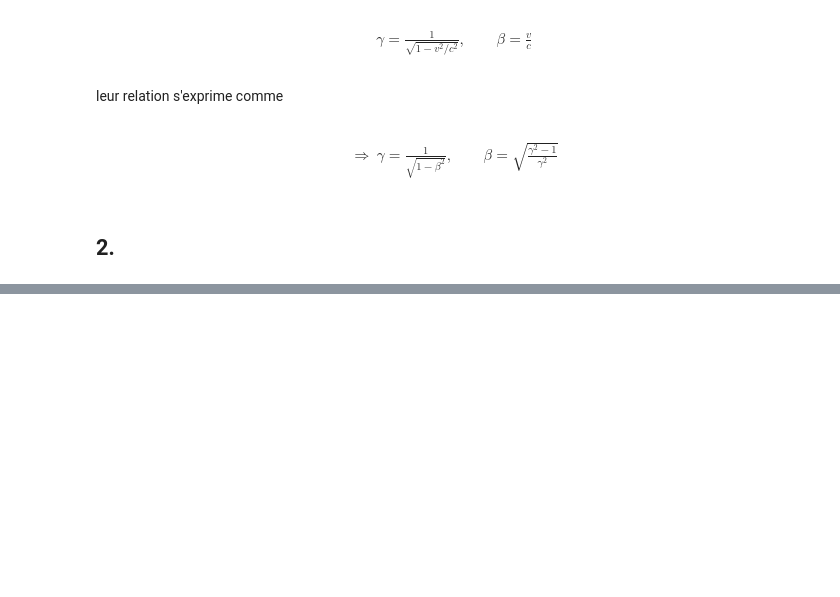
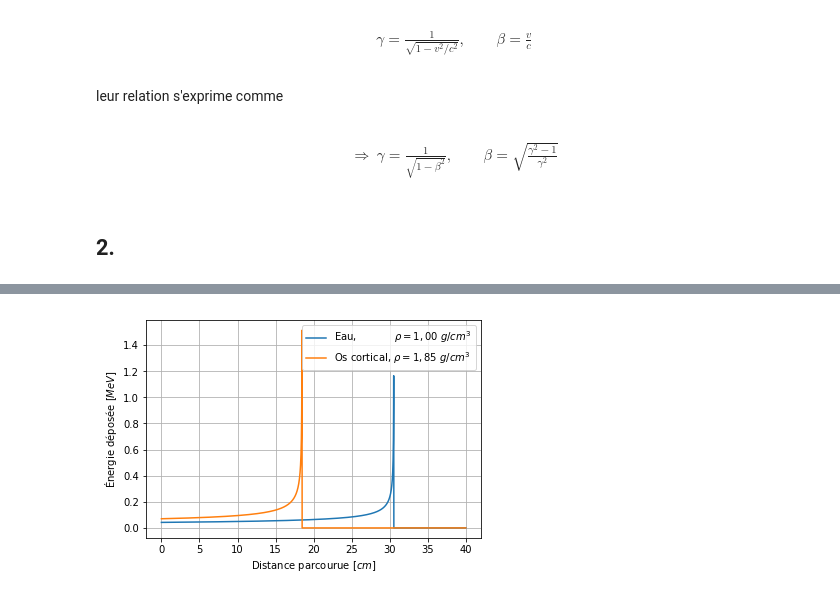
Before and after one commit to eliedl/Physique_numerique, a Jupyter notebook: TP1/TP1_Charles.ipynb, the cells around one changed output, grey strips where cells are left out. Saved outputs shown, nothing was run; the diff lists cells and outputs as text; code cells hidden in the pictures; blank space fills up the shorter version.

```diff
--- a/TP1/TP1_Charles.ipynb
+++ b/TP1/TP1_Charles.ipynb
@@ -148,0 +242,21 @@ $\frac{5.25478181043431 \cdot 10^{-27} c^{2} m_{e} n_{e} r_{e}^{2}}{T^{2} \rho \
+# %%
+
+Scol_eau = lambda energie_cinetique : Scol_subs(
+    densite              = 1,            #g/cm**3
+    excitation           = 75e-6,     #MeV
+    densite_electronique = 5/9*nombre_avogadro).subs(T, energie_cinetique)
+
+Scol_os_cortical = lambda energie_cinetique : Scol_subs(
+    densite              =  1.85,             #g/cm**3
+    excitation           = 106.4e-6, #MeV
+    densite_electronique = 0.96*nombre_avogadro).subs(T, energie_cinetique)
+
+Scol_eau = lambdify(T, Scol_eau(T))
+Scol_os_cortical = lambdify(T, Scol_os_cortical(T))
+
+xvalues = [i for i in np.arange(3,220+0.01,0.01)]
+eau_penet = [-Scol_eau(i)**(-2)*derivScol_eau(i) for i in xvalues]
+os_penet = [-Scol_os_cortical(i)**(-2)*derivScol_os_cortical(i) for i in xvalues]
+
+print("\epsilon eau : {}".format(1/12*((220-3)/131072)**2*(eau_penet[0] - eau_penet[-1])))
+print("\epsilon os : {}".format(1/12*((220-3)/131072)**2*(os_penet[0] - os_penet[-1])))
@@ -148,0 +290,26 @@ $\frac{5.25478181043431 \cdot 10^{-27} c^{2} m_{e} n_{e} r_{e}^{2}}{T^{2} \rho \
+# %%
+ds = 0.01
+s_mat =[i for i in np.arange(0, 40, ds)]
+
+def depot_energie(fonction, distance, energy = 220, step = 0.1):
+    begin, end, N = 3, 100, 1000
+    delta_T_mat = []
+    for i in distance:
+        if energy > 3:
+            delta_T = ds*fonction(energy)
+            energy -= delta_T
+            delta_T_mat.append(delta_T)
+        else:
+            delta_T_mat.append(0)
+    return delta_T_mat
+
+plt.plot(s_mat, depot_energie(Scol_eau, s_mat, step = ds), label = r"Eau,            $\rho = 1,00\ g/cm^3$")
+plt.plot(s_mat, depot_energie(Scol_os_cortical, s_mat, step = ds), label=r"Os cortical, $\rho = 1,85\ g/cm^3$")
+plt.grid('True', which='Major')
+plt.grid('True', which='Minor', ls='--', linewidth=0.6)
+plt.xlabel(r'Distance parcourue $[cm]$')
+plt.ylabel(r"Énergie déposée $[MeV]$")
+plt.legend()
+plt.show()
+# %% [output]
+[figure, added]
```
Also changed, not shown: parts of 15 cells of this notebook.
